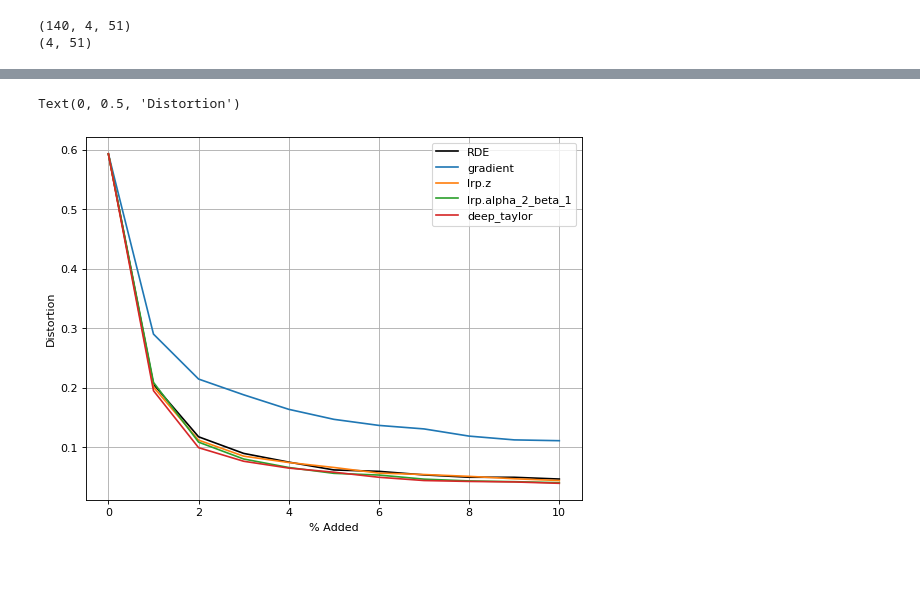
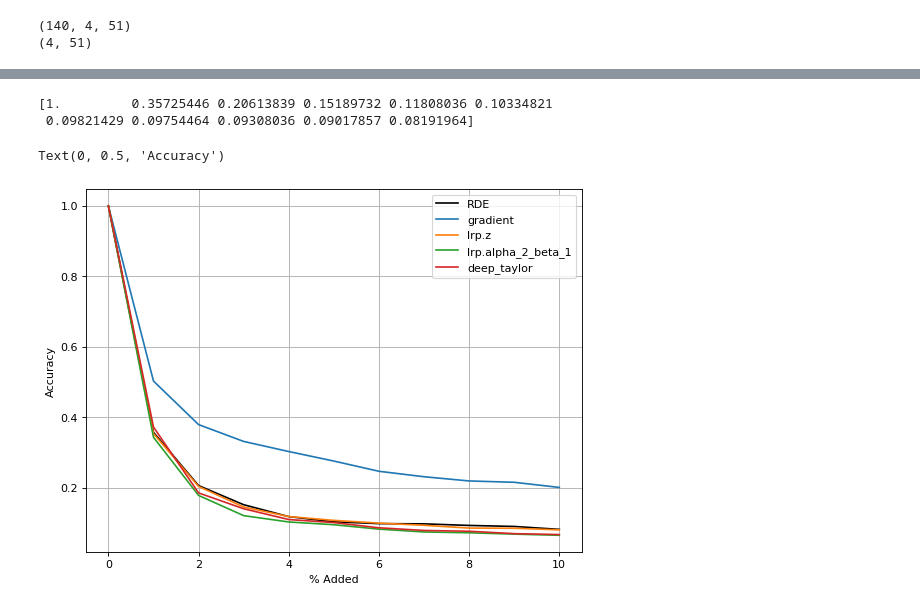
Before and after one commit to CyanideBoy/RDE-Project, a Jupyter notebook: NG20/RelMaps/relMaps_loss1.ipynb, the cells around one changed output, grey strips where cells are left out. Cells and saved outputs as stored; diff of their text form; code cells hidden in the pictures; blank space fills up the shorter version.

```diff
--- a/NG20/RelMaps/relMaps_loss1.ipynb
+++ b/NG20/RelMaps/relMaps_loss1.ipynb
@@ -624,0 +620,8 @@ y2
+# %%
+## Ensuring Keras model = PyTorch Model
+
+x = dset[71][0]
+x = x.reshape((1, -1, 300,1)).numpy()
+print(k_model.predict(x))
+x = x.reshape((1, 1,-1, 300))
+model(torch.as_tensor(x).to(device, dtype=torch.float))
@@ -681,8 +693,8 @@ for i in range(7):
         w,x = dset.data_from_path(pths[j][i])
         m = rmap[j][i]
 
-        y[j*4 + i] = get_distortion_curve(x,[m])
-        y2[j*4 + i] = get_distortion_curve(x,analyzis[j*7+i])
+        y[j*7 + i] = get_distortion_curve(x,[m])
+        y2[j*7 + i] = get_distortion_curve(x,analyzis[j*7+i])
 # %%
 yt = [x[0] for x in y]
 z = np.array(yt)
@@ -721,28 +733,6 @@ Text(0, 0.5, 'Distortion')
 # %%
-'''
-indx = sorted(range(len(rmap[0,:,0])), key=lambda k: rmap[0,k,0])
-wd = [e[i] for i in indx]
-wd = wd[::-1]
-wd = wd[:6]
-rmap = rmap[0,:,0]
-smap = [rmap[i] for i in indx]
-smap = smap[::-1]
-smap = smap[:6]
-
-import seaborn as sns
-import pandas as pd
-
-x = pd.DataFrame(wd,columns=['Words'])
-x['RMap'] = smap
-print(x.head())
-sns.set(style="whitegrid")
-
-
-ax = sns.barplot(x="Words", y="RMap", data=x)
-'''
-
 ###### ACC GRAPH
-BTCH = 256
+BTCH = 64
 
 def get_acc(x,target,maps):
     yval = [None]*len(maps)
@@ -784,8 +773,8 @@ for i in range(7):
         #print(test_sample_paths[i+j*4])
         w,x = dset.data_from_path(pths[j][i])
         m = rmap[j][i]
-        y_acc[j*4 + i] = get_acc(x,j,[m])
-        y2_acc[j*4 + i] = get_acc(x,j,analyzis[j*7+i])
+        y_acc[j*7 + i] = get_acc(x,j,[m])
+        y2_acc[j*7 + i] = get_acc(x,j,analyzis[j*7+i])
 # %%
 yt = [x[0] for x in y_acc]
 z = np.array(yt)
@@ -803,19 +793,21 @@ print(y2am.shape)
 (140, 4, 11)
 (4, 11)
 # %%
-
+print(yam)
 
 plt.figure(num=None, figsize=(8, 6), dpi=80, facecolor='w', edgecolor='k')
 
 plt.plot(yam,'black')
 
 for i in range(y2am.shape[0]):
     plt.plot(y2am[i])
 
 plt.legend(['RDE','gradient', 'lrp.z', 'lrp.alpha_2_beta_1', 'deep_taylor'])
 plt.grid(True)
 plt.xlabel('% Added')
-plt.ylabel('Distortion')
+plt.ylabel('Accuracy')
 # %% [output]
-Text(0, 0.5, 'Distortion')
+[1.         0.35725446 0.20613839 0.15189732 0.11808036 0.10334821
+ 0.09821429 0.09754464 0.09308036 0.09017857 0.08191964]
+Text(0, 0.5, 'Accuracy')
-[figure, old version]
+[figure, new version]
```
Also changed, not shown: parts of 16 cells of this notebook, 2 other files.
